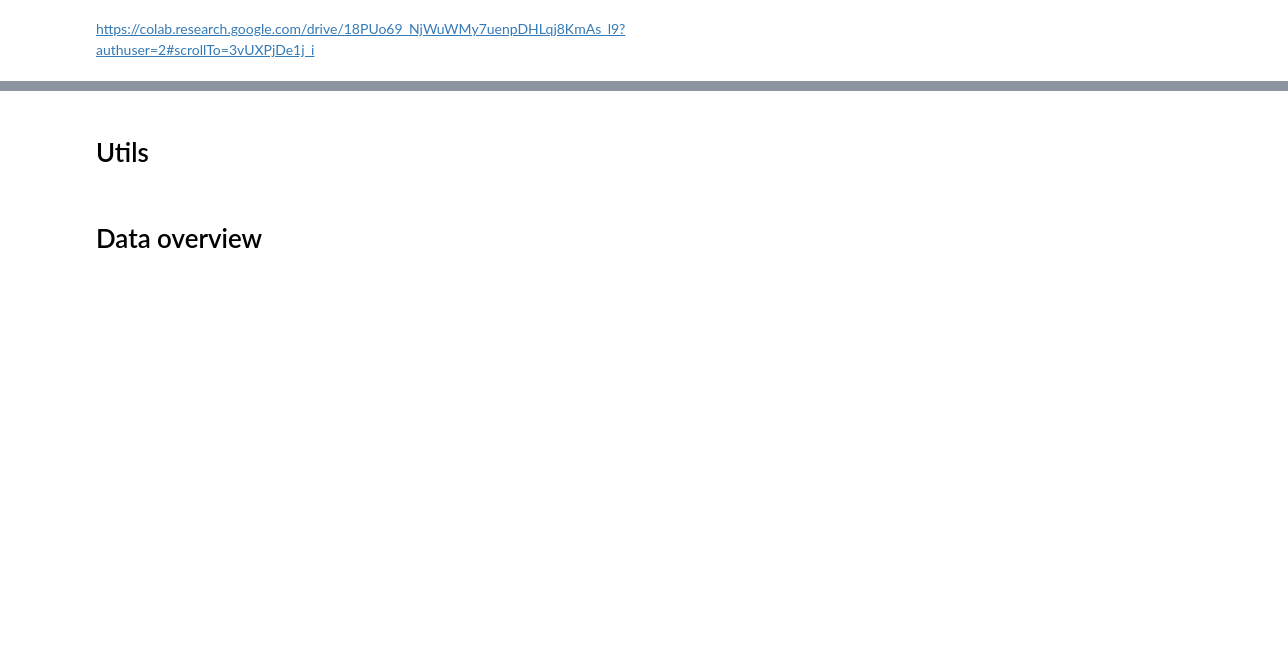
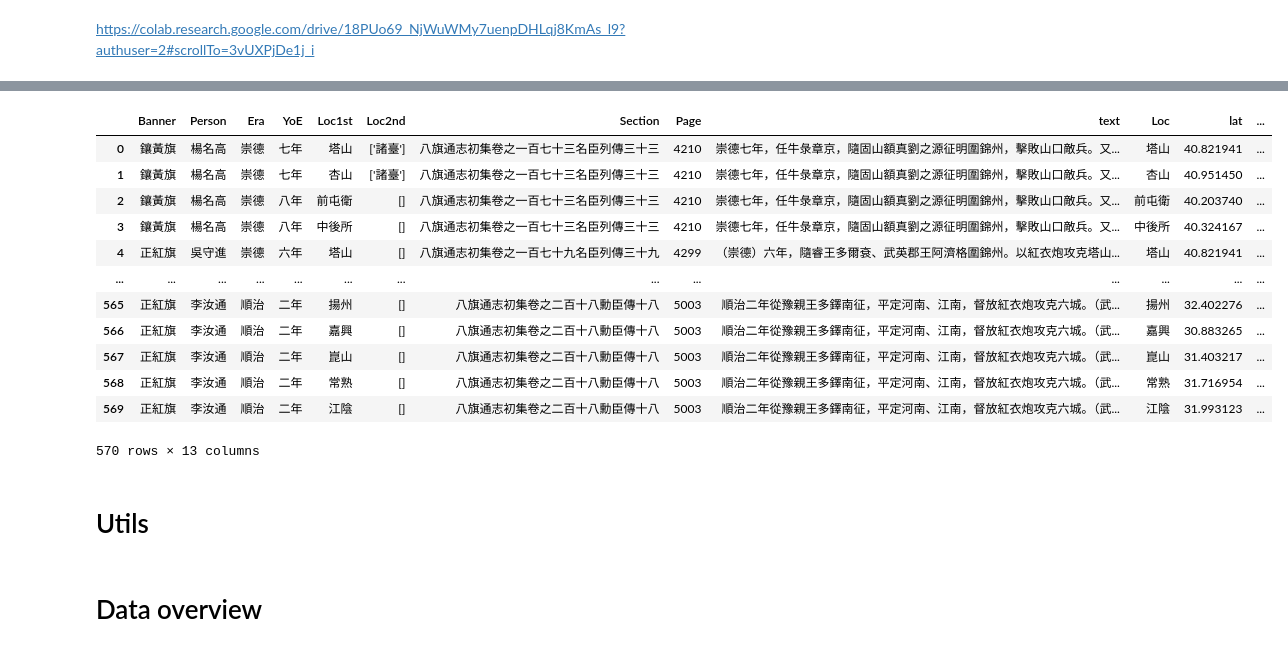
Before and after one commit to tinafanfan/My-Python, a Jupyter notebook: EDA.ipynb, the cells around one changed output, grey strips where cells are left out. Cells and saved outputs as stored; diff of their text form; code cells hidden in the pictures; blank space fills up the shorter version.

```diff
--- a/EDA.ipynb
+++ b/EDA.ipynb
@@ -39,5 +39,21 @@ TaipeiSansTCBeta-Re 100%[===================>]  19.70M  80.9MB/s    in 0.2s
 # %%
 data_df = pd.read_csv('/content/drive/MyDrive/2023_DA_military/dispPtV2_20AUG.csv')
+# %%
+data_df
+# %% [output]
+|  | Banner | Person | Era | YoE | Loc1st | Loc2nd | Section | Page | text | Loc | lat | ... |
+| 0 | 鑲黃旗 | 楊名高 | 崇德 | 七年 | 塔山 | ['諸臺'] | 八旗通志初集卷之一百七十三名臣列傳三十三 | 4210 | 崇德七年，任牛彔章京，隨固山額真劉之源征明圍錦州，擊敗山口敵兵。又... | 塔山 | 40.821941 | ... |
+| 1 | 鑲黃旗 | 楊名高 | 崇德 | 七年 | 杏山 | ['諸臺'] | 八旗通志初集卷之一百七十三名臣列傳三十三 | 4210 | 崇德七年，任牛彔章京，隨固山額真劉之源征明圍錦州，擊敗山口敵兵。又... | 杏山 | 40.951450 | ... |
+| 2 | 鑲黃旗 | 楊名高 | 崇德 | 八年 | 前屯衛 | [] | 八旗通志初集卷之一百七十三名臣列傳三十三 | 4210 | 崇德七年，任牛彔章京，隨固山額真劉之源征明圍錦州，擊敗山口敵兵。又... | 前屯衛 | 40.203740 | ... |
+| 3 | 鑲黃旗 | 楊名高 | 崇德 | 八年 | 中後所 | [] | 八旗通志初集卷之一百七十三名臣列傳三十三 | 4210 | 崇德七年，任牛彔章京，隨固山額真劉之源征明圍錦州，擊敗山口敵兵。又... | 中後所 | 40.324167 | ... |
+| 4 | 正紅旗 | 吳守進 | 崇德 | 六年 | 塔山 | [] | 八旗通志初集卷之一百七十九名臣列傳三十九 | 4299 | （崇德）六年，隨睿王多爾袞、武英郡王阿濟格圍錦州。以紅衣炮攻克塔山... | 塔山 | 40.821941 | ... |
+| ... | ... | ... | ... | ... | ... | ... | ... | ... | ... | ... | ... | ... |
+| 565 | 正紅旗 | 李汝通 | 順治 | 二年 | 揚州 | [] | 八旗通志初集卷之二百十八勳臣傳十八 | 5003 | 順治二年從豫親王多鐸南征，平定河南、江南，督放紅衣炮攻克六城。（武... | 揚州 | 32.402276 | ... |
+| 566 | 正紅旗 | 李汝通 | 順治 | 二年 | 嘉興 | [] | 八旗通志初集卷之二百十八勳臣傳十八 | 5003 | 順治二年從豫親王多鐸南征，平定河南、江南，督放紅衣炮攻克六城。（武... | 嘉興 | 30.883265 | ... |
+| 567 | 正紅旗 | 李汝通 | 順治 | 二年 | 崑山 | [] | 八旗通志初集卷之二百十八勳臣傳十八 | 5003 | 順治二年從豫親王多鐸南征，平定河南、江南，督放紅衣炮攻克六城。（武... | 崑山 | 31.403217 | ... |
+| 568 | 正紅旗 | 李汝通 | 順治 | 二年 | 常熟 | [] | 八旗通志初集卷之二百十八勳臣傳十八 | 5003 | 順治二年從豫親王多鐸南征，平定河南、江南，督放紅衣炮攻克六城。（武... | 常熟 | 31.716954 | ... |
+| 569 | 正紅旗 | 李汝通 | 順治 | 二年 | 江陰 | [] | 八旗通志初集卷之二百十八勳臣傳十八 | 5003 | 順治二年從豫親王多鐸南征，平定河南、江南，督放紅衣炮攻克六城。（武... | 江陰 | 31.993123 | ... |
+570 rows × 13 columns
 # %% [markdown]
 # Utils
 # %%
```
Also changed, not shown: parts of 4 cells of this notebook.
